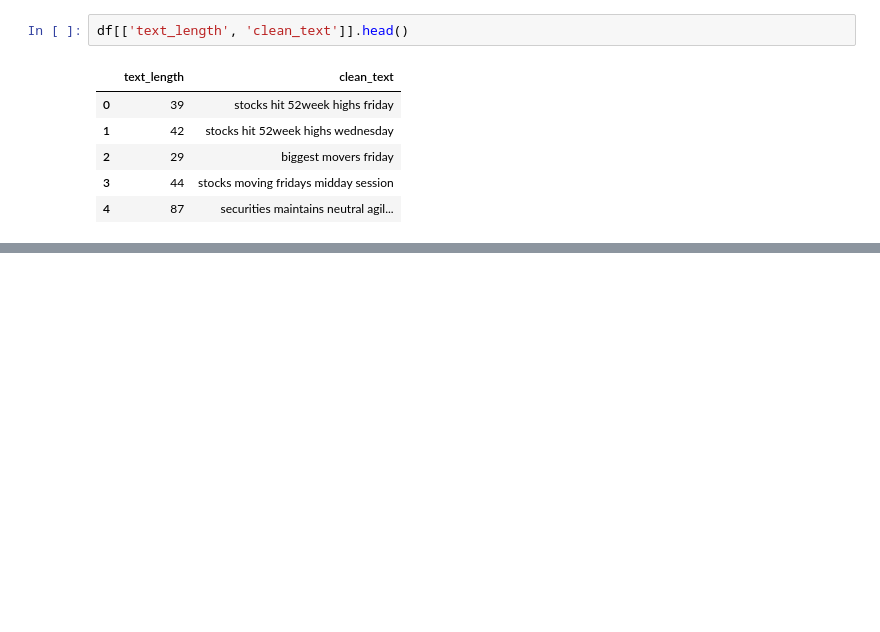
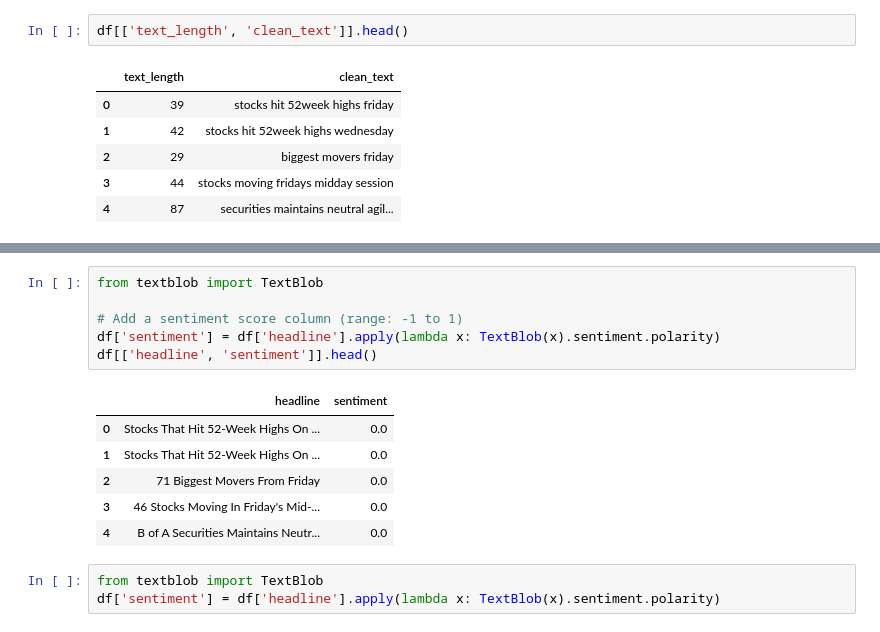
Before and after one commit to sami4Teferi/news-sentiment-stock-movement-analysis, a Jupyter notebook: notebooks/eda_raw_analyst_ratings.ipynb, the cells around one changed output, grey strips where cells are left out. Cells and saved outputs as stored; diff of their text form; blank space fills up the shorter version.

```diff
--- a/notebooks/eda_raw_analyst_ratings.ipynb
+++ b/notebooks/eda_raw_analyst_ratings.ipynb
@@ -101,0 +139,16 @@ df[['text_length', 'clean_text']].head()
+# %%
+from textblob import TextBlob
+
+# Add a sentiment score column (range: -1 to 1)
+df['sentiment'] = df['headline'].apply(lambda x: TextBlob(x).sentiment.polarity)
+df[['headline', 'sentiment']].head()
+# %% [output]
+|  | headline | sentiment |
+| 0 | Stocks That Hit 52-Week Highs On ... | 0.0 |
+| 1 | Stocks That Hit 52-Week Highs On ... | 0.0 |
+| 2 | 71 Biggest Movers From Friday | 0.0 |
+| 3 | 46 Stocks Moving In Friday's Mid-... | 0.0 |
+| 4 | B of A Securities Maintains Neutr... | 0.0 |
+# %%
+from textblob import TextBlob
+df['sentiment'] = df['headline'].apply(lambda x: TextBlob(x).sentiment.polarity)
```
Also changed, not shown: parts of 6 cells of this notebook.
